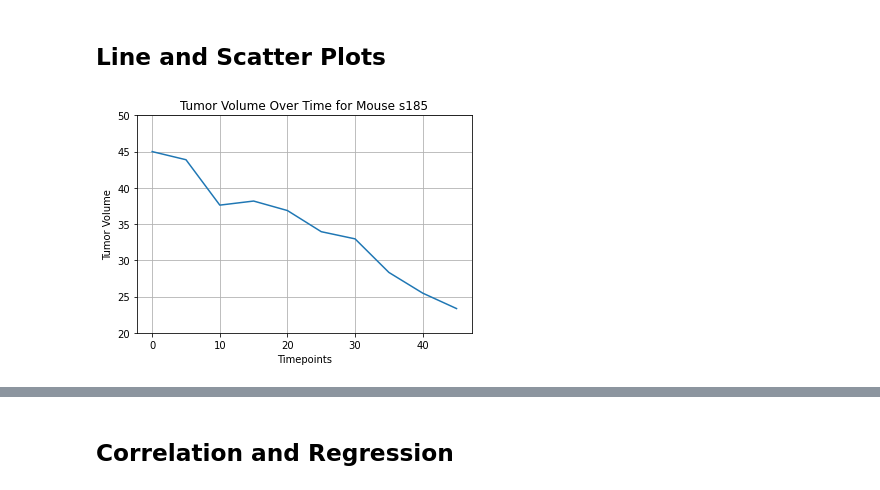
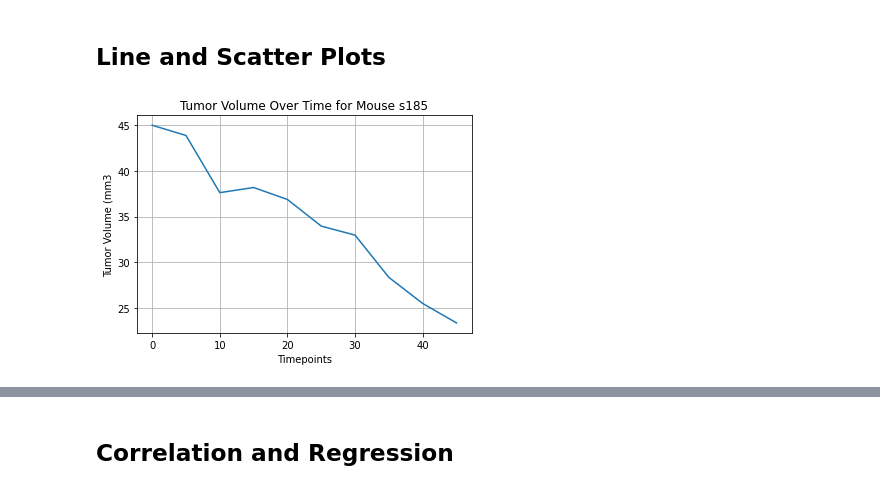
Before and after one commit to Auburn9698/matplotlib-challenge, a Jupyter notebook: pymaceuticals.ipynb, the cells around one changed output, grey strips where cells are left out. Cells and saved outputs as stored; diff of their text form; code cells hidden in the pictures.

Commit message:
Saving draft through avg weight plots
Saving draft through avg weight scatter-plot graph

```diff
--- a/pymaceuticals.ipynb
+++ b/pymaceuticals.ipynb
@@ -323,25 +323,37 @@ plt.show()
 ##  Line and Scatter Plots
 # %%
 # Generate a line plot of tumor volume vs. time point for a mouse treated with Capomulin
-
 # The first mouse treated with Capomulin up top: s185
 
-# Get data for mouse s185
+# Done via pandas: Get data for mouse s185:
 s185_data = merged_data[merged_data["Mouse ID"] == "s185"]
-#s185_data
+s185_data = s185_data.set_index("Timepoint")
+s185_volume = pd.DataFrame(s185_data["Tumor Volume (mm3)"])
 
-# Get time and volume numbers to plot:
-s185_times = s185_data["Timepoint"]
-s185_vols = s185_data["Tumor Volume (mm3)"]
+# Show:
+s185_volume.plot(grid = True, legend = False)
 
 #Formatting:
-plt.plot(s185_times, s185_vols)
 plt.title("Tumor Volume Over Time for Mouse s185")
 plt.xlabel("Timepoints")
-plt.ylabel("Tumor Volume")
+plt.ylabel("Tumor Volume (mm3")
+plt.show()
+
+
+# Done via pylplot (Save for later; is 4 lines longer): Get data for mouse s185:
+#s185_data = merged_data[merged_data["Mouse ID"] == "s185"]
+#s185_data
+# Get time and volume numbers to plot:
+#s185_times = s185_data["Timepoint"]
+#s185_vols = s185_data["Tumor Volume (mm3)"]
+# Formatting:
+#plt.plot(s185_times, s185_vols)
+#plt.title("Tumor Volume Over Time for Mouse s185")
+#plt.xlabel("Timepoints")
+#plt.ylabel("Tumor Volume (mm3)")
 #plt.xlim(-2, 50)
-plt.ylim(20, 50)
-plt.grid(True)
-plt.show()
+#plt.ylim(20, 50)
+#plt.grid(True)
+#plt.show()
 # %% [output]
-[figure, old version]
+[figure, new version]
```
Also changed, not shown: parts of 2 cells of this notebook.
